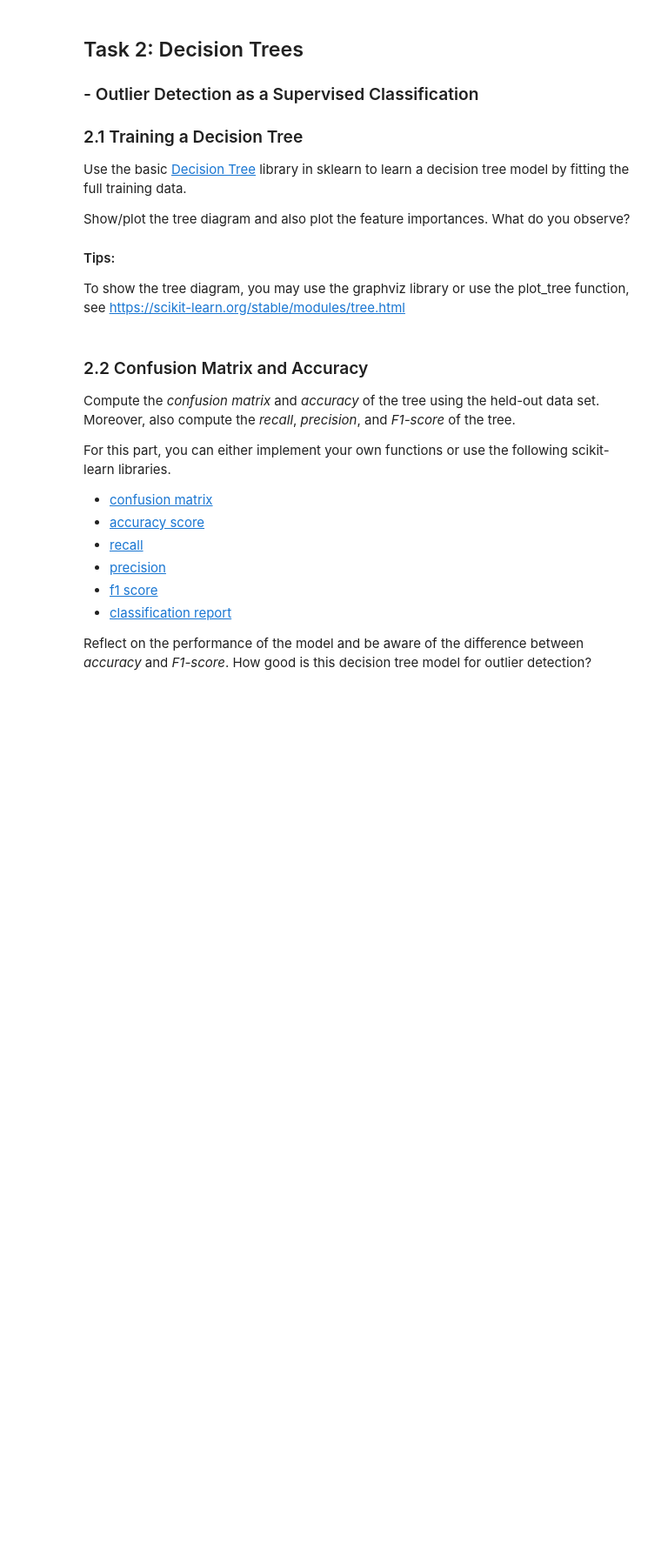
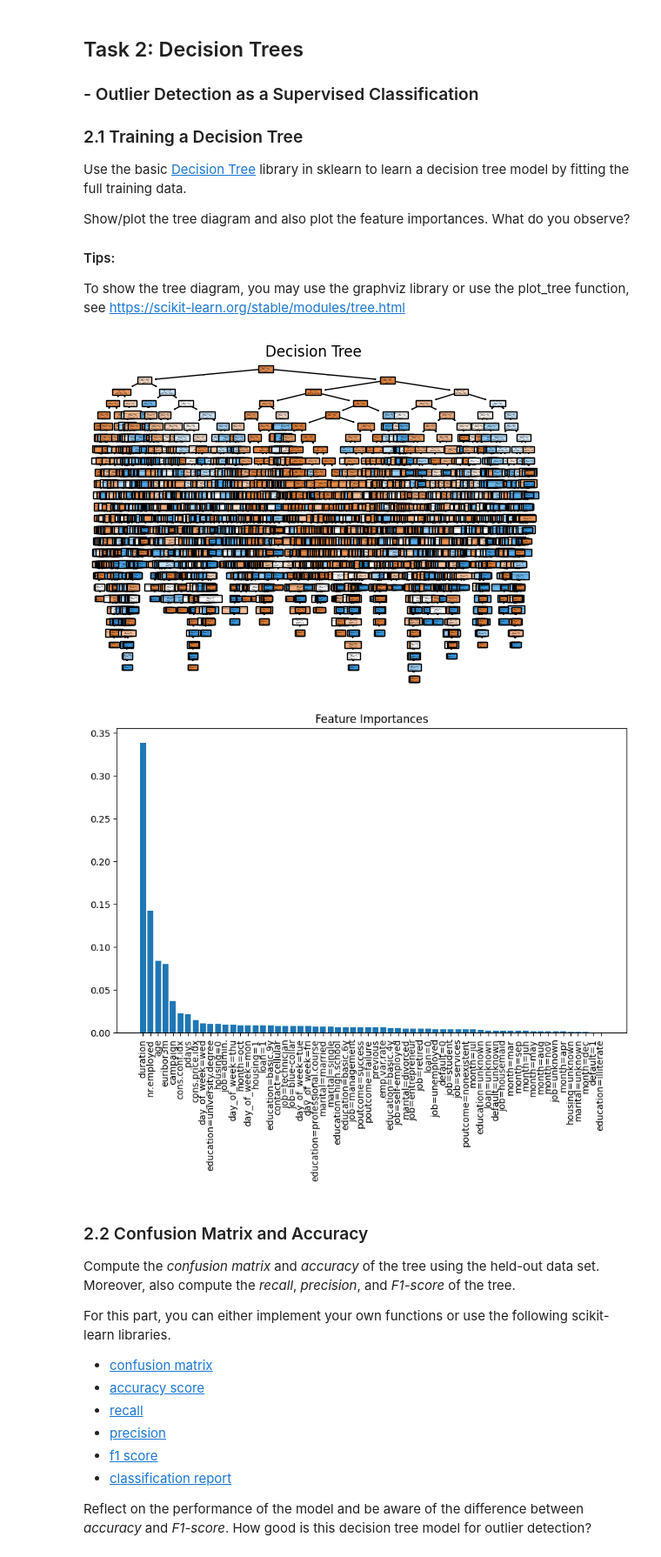
Before and after one commit to dmHarmsen/APML-Assignement-1, a Jupyter notebook: Assignment 1.ipynb, the cells around one changed output. Shown at 87% size. Saved outputs shown, nothing was run; the diff lists cells and outputs as text; code cells hidden in the pictures; blank space fills up the shorter version.

```diff
--- a/Assignment 1.ipynb
+++ b/Assignment 1.ipynb
@@ -183,7 +286,8 @@ y = df[['class']]
 
 
 # TODO: create training data and held-out test data
-X_, X_heldout, y_, y_heldout = ...
+#80/20 split
+X_, X_heldout, y_, y_heldout = train_test_split(X,y,test_size=0.2,random_state=42)
 # %% [markdown]
 ## Task 2: Decision Trees
 ### - Outlier Detection as a Supervised Classification
@@ -214,3 +306,36 @@ cl.fit(...)
+# %%
+from sklearn import tree
+from sklearn.tree import DecisionTreeClassifier, plot_tree
+
+# TODO: learn a decision tree using default parameters
+cl = DecisionTreeClassifier(random_state=42)
+cl.fit(X_,y_)
+
+# TODO: plot the tree
+plot_tree(
+    cl,
+    #feature_names specifies the names of the input features (columns of X_).
+    feature_names=X_.columns,
+    #class_names specifies the names of the target classes, had to convert them to strings
+    class_names=[str(label) for label in cl.classes_],
+    filled=True
+)
+plt.title("Decision Tree")
+plt.show()
+
+# TODO: plot the feature importances
+# Get the importance of each feature in the decision tree.
+sorted_indices = np.argsort(cl.feature_importances_)[::-1]
+# Create a bar chart of feature importances
+plt.figure(figsize=(10,6))
+plt.bar(range(len(cl.feature_importances_)),cl.feature_importances_[sorted_indices], align="center")
+# Set x-axis labels to the feature names, sorted by importance
+plt.xticks(range(len(cl.feature_importances_)),X_.columns[sorted_indices],rotation=90)
+plt.title("Feature Importances")
+plt.show()
+# %% [output]
+[figure, added]
+[figure, added]
 # %% [markdown]
 ### 2.2 Confusion Matrix and Accuracy
 
```
Also changed, not shown: parts of 8 cells of this notebook.
